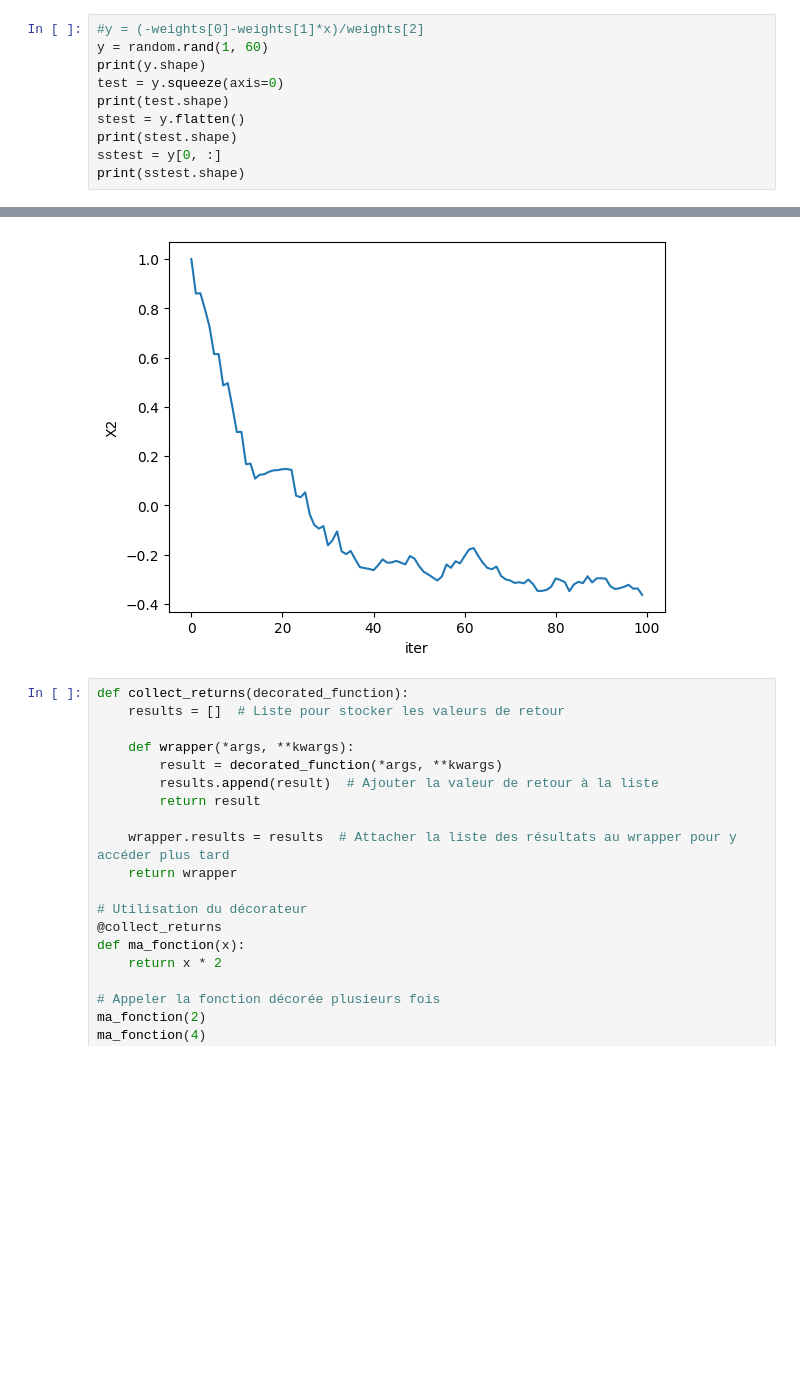
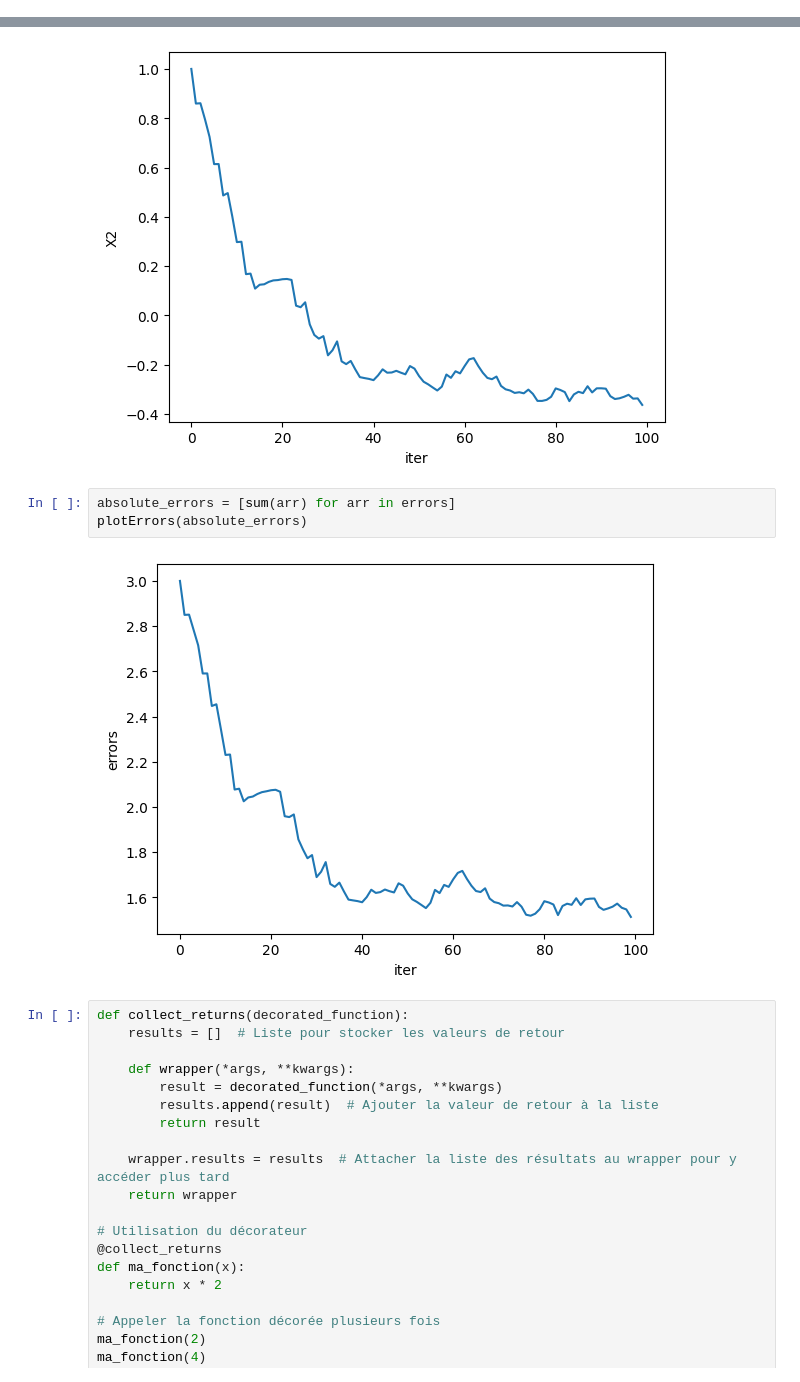
Before and after one commit to BiPaulEr/MachineLearning, a Jupyter notebook: Regression/Regression.ipynb, the cells around one changed output, grey strips where cells are left out. Cells and saved outputs as stored; diff of their text form; blank space fills up the shorter version.

```diff
--- a/Regression/Regression.ipynb
+++ b/Regression/Regression.ipynb
@@ -78,13 +80,3 @@ print(weights)
 [[ 4.12414349]
  [ 0.48007329]
  [-0.6168482 ]]
-# %%
-#y = (-weights[0]-weights[1]*x)/weights[2]
-y = random.rand(1, 60)
-print(y.shape)
-test = y.squeeze(axis=0)
-print(test.shape)
-stest = y.flatten()
-print(stest.shape)
-sstest = y[0, :]
-print(sstest.shape)
@@ -162,6 +142,11 @@ plotWeights(errors)
 [figure]
 [figure]
 [figure]
+# %%
+absolute_errors = [sum(arr) for arr in errors]
+plotErrors(absolute_errors)
+# %% [output]
+[figure, added]
 # %%
 def collect_returns(decorated_function):
     results = []  # Liste pour stocker les valeurs de retour
```
Also changed, not shown: parts of 6 cells of this notebook, 1 other file.
